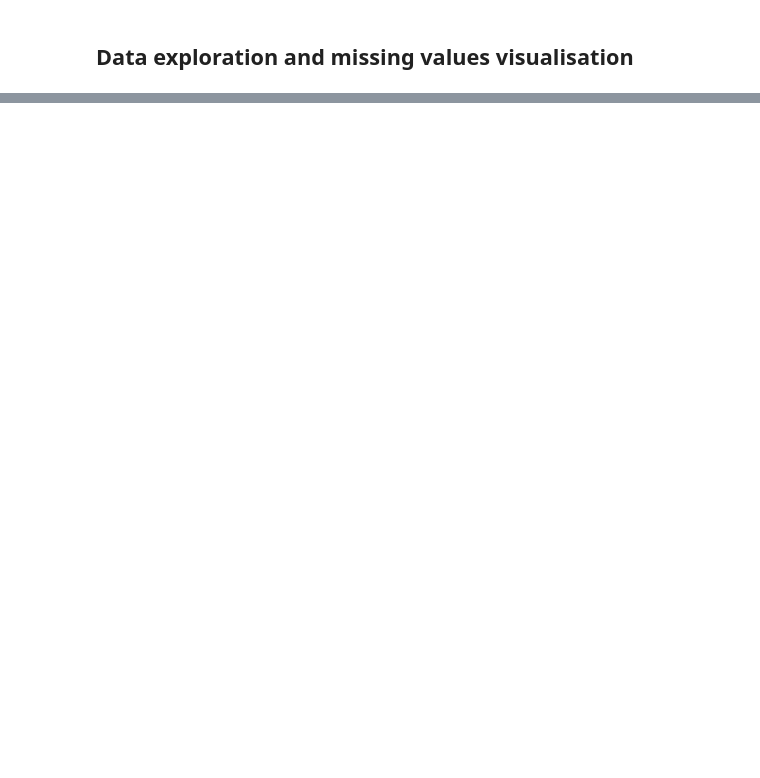
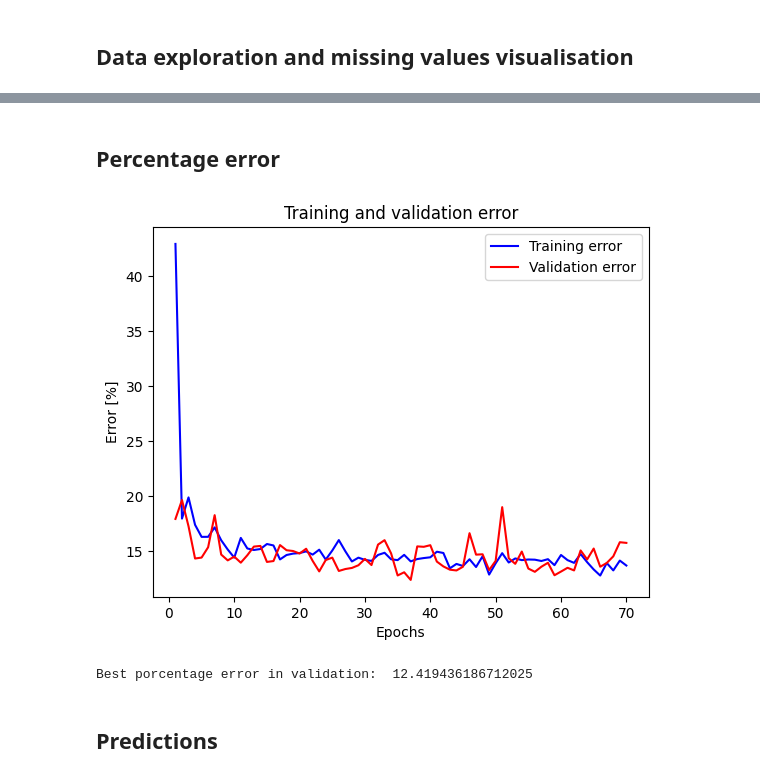
Before and after one commit to Anto-nain/MachineLearning, a Jupyter notebook: Kaggle/house-prices-prediction.ipynb, the cells around one changed output, grey strips where cells are left out. Drawn from its saved outputs; the diff is of its cells as text; code cells hidden in the pictures; blank space fills up the shorter version.

```diff
--- a/Kaggle/house-prices-prediction.ipynb
+++ b/Kaggle/house-prices-prediction.ipynb
@@ -60,0 +267,23 @@ dtype: int64
+# %% [markdown]
+## Percentage error
+# %%
+mean_price_train = Y_train.mean()
+mean_price_val = Y_val.mean()
+Percent_error_train = train_mae/mean_price_train*100
+Percent_error_val = val_mae/mean_price_val*100
+
+plt.plot(epochs, Percent_error_train, 'b', label='Training error')
+plt.plot(epochs, Percent_error_val, 'r', label='Validation error')
+plt.title('Training and validation error')
+plt.xlabel('Epochs')
+plt.ylabel('Error [%]')
+plt.legend()
+
+plt.show()
+
+print("Best porcentage error in validation: ", min(Percent_error_val))
+# %% [output]
+[figure, added]
+Best porcentage error in validation:  12.419436186712025
+# %% [markdown]
+## Predictions
```
Also changed, not shown: parts of 18 cells of this notebook, 2 other files.
